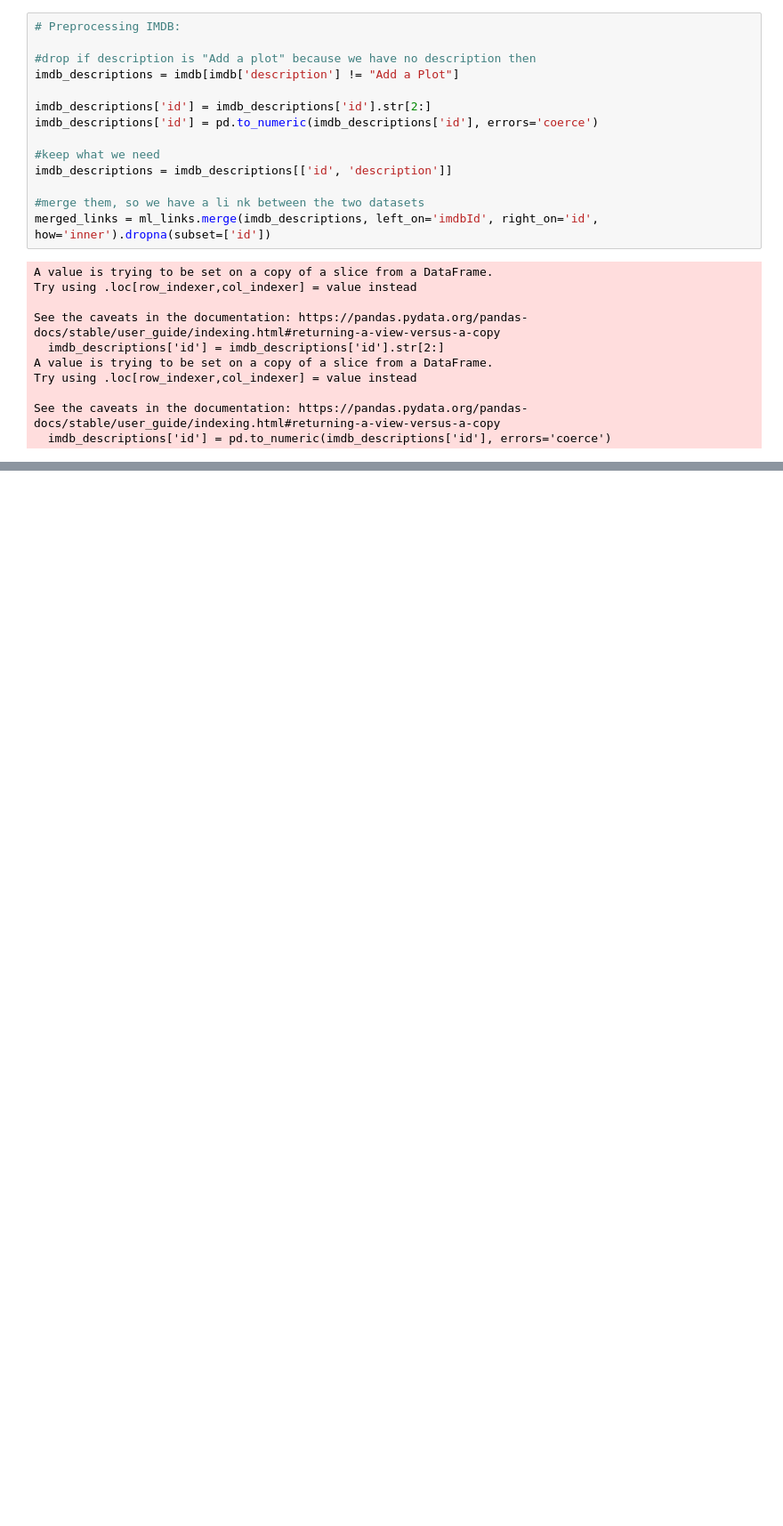
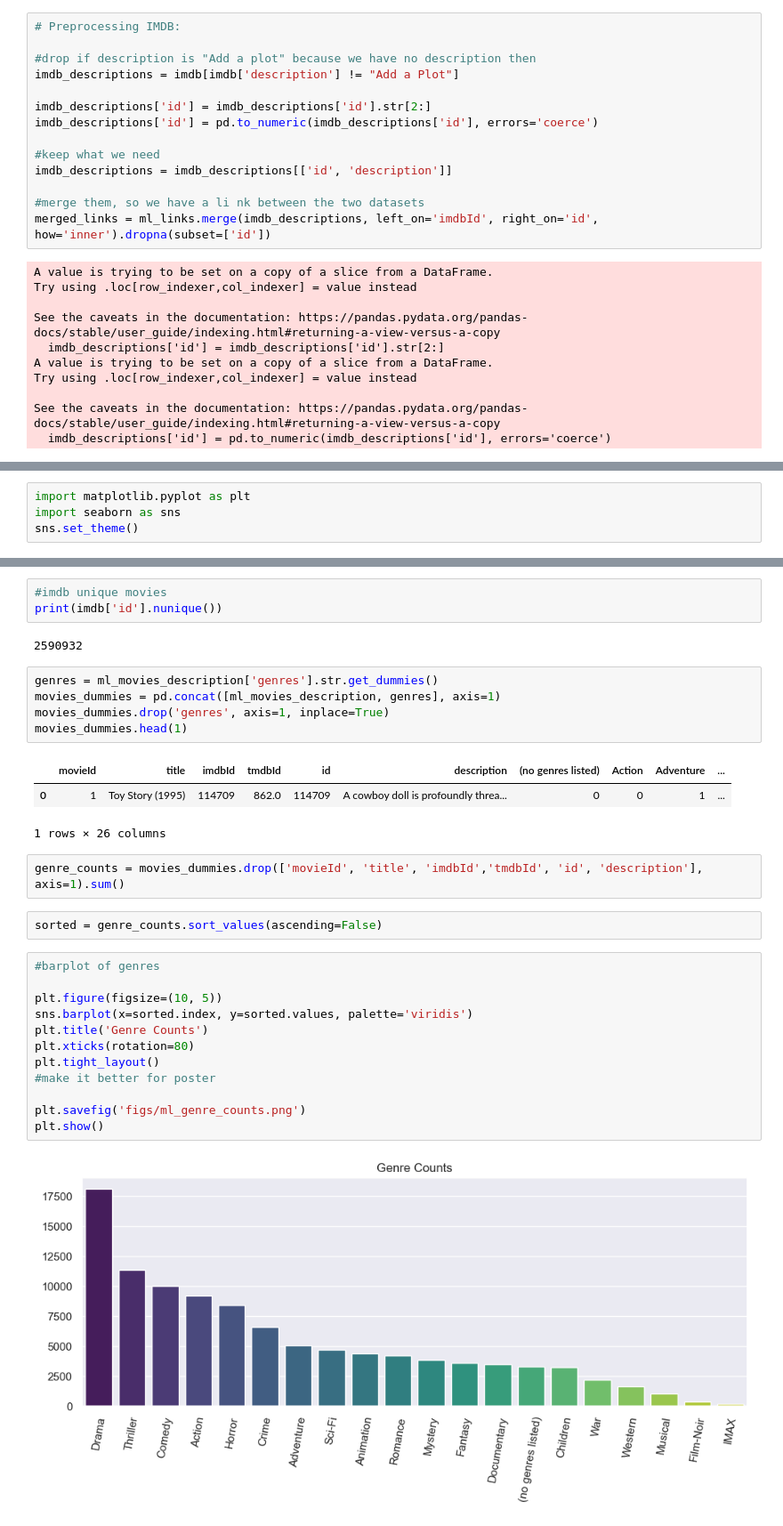
Before and after one commit to radziko/ctds_02807, a Jupyter notebook: get_data.ipynb, the cells around one changed output, grey strips where cells are left out. Shown at 89% size. Drawn from its saved outputs; the diff is of its cells as text; blank space fills up the shorter version.

Commit message:
plots for report

```diff
--- a/get_data.ipynb
+++ b/get_data.ipynb
@@ -83,0 +98,4 @@ ml_movies_description.to_csv('data/movies_with_description.csv', index=False)
+# %%
+import matplotlib.pyplot as plt
+import seaborn as sns
+sns.set_theme()
@@ -83,0 +125,32 @@ ml_movies_description.to_csv('data/movies_with_description.csv', index=False)
+# %%
+#imdb unique movies
+print(imdb['id'].nunique())
+# %% [output]
+2590932
+# %%
+genres = ml_movies_description['genres'].str.get_dummies()
+movies_dummies = pd.concat([ml_movies_description, genres], axis=1)
+movies_dummies.drop('genres', axis=1, inplace=True)
+movies_dummies.head(1)
+# %% [output]
+|  | movieId | title | imdbId | tmdbId | id | description | (no genres listed) | Action | Adventure | ... |
+| 0 | 1 | Toy Story (1995) | 114709 | 862.0 | 114709 | A cowboy doll is profoundly threa... | 0 | 0 | 1 | ... |
+1 rows × 26 columns
+# %%
+genre_counts = movies_dummies.drop(['movieId', 'title', 'imdbId','tmdbId', 'id', 'description'], axis=1).sum()
+# %%
+sorted = genre_counts.sort_values(ascending=False)
+# %%
+#barplot of genres
+
+plt.figure(figsize=(10, 5))
+sns.barplot(x=sorted.index, y=sorted.values, palette='viridis')
+plt.title('Genre Counts')
+plt.xticks(rotation=80)
+plt.tight_layout()
+#make it better for poster
+
+plt.savefig('figs/ml_genre_counts.png')
+plt.show()
+# %% [output]
+[figure, added]
```
Also changed, not shown: parts of 8 cells of this notebook, 2 other files.
